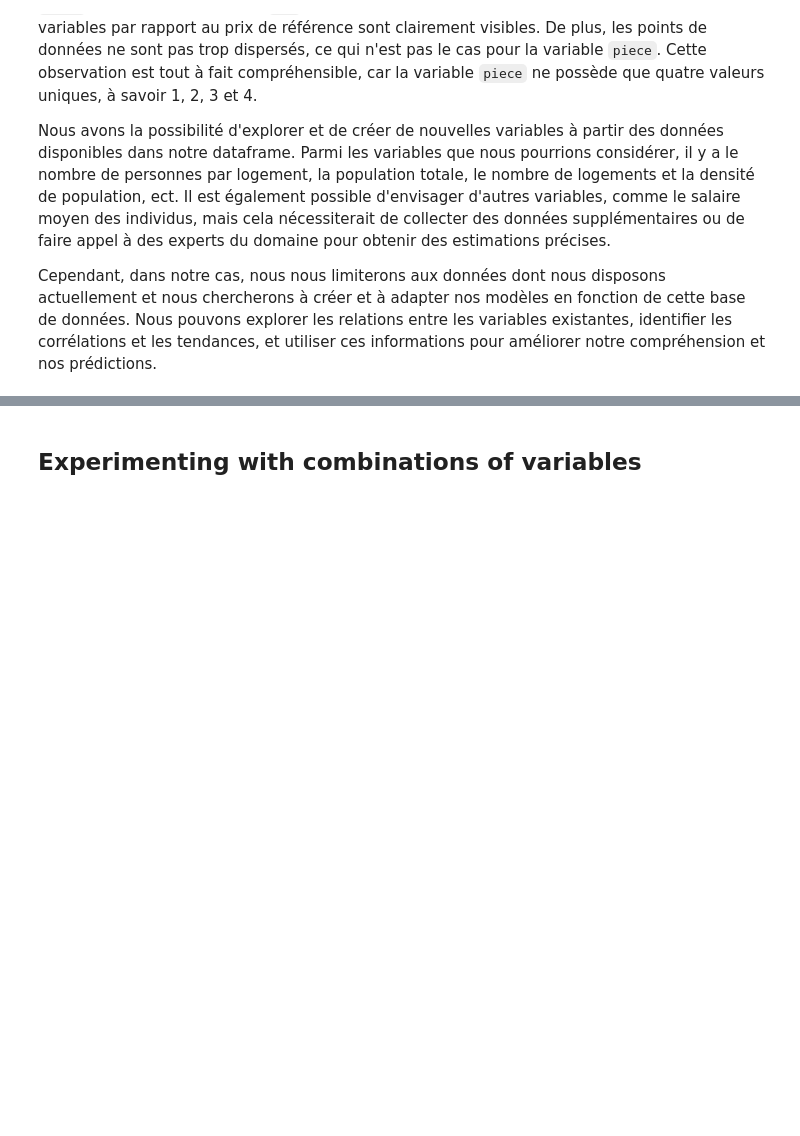
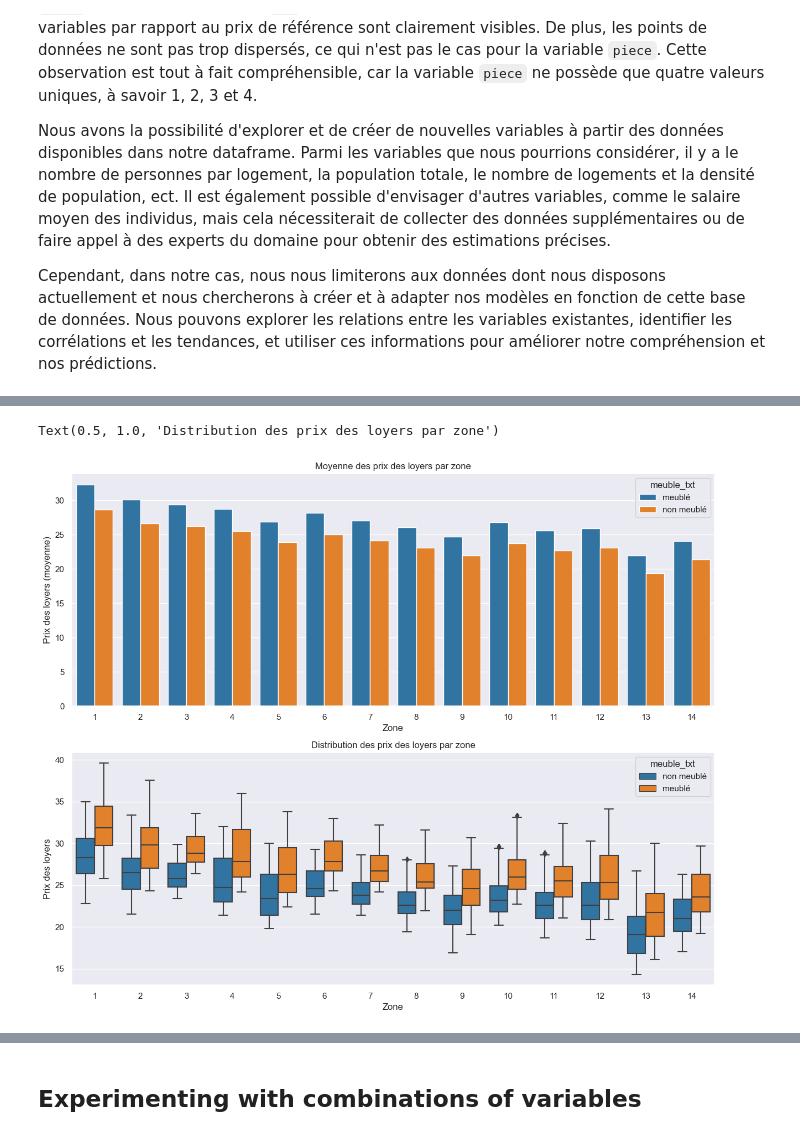
Before and after one commit to BranisGh/Data-Science-Projects, a Jupyter notebook: paris_housing.ipynb, the cells around one changed output, grey strips where cells are left out. Saved outputs shown, nothing was run; the diff lists cells and outputs as text; code cells hidden in the pictures; blank space fills up the shorter version.

```diff
--- a/paris_housing.ipynb
+++ b/paris_housing.ipynb
@@ -492,0 +497,21 @@ Cependant, dans notre cas, nous nous limiterons aux données dont nous disposons
+# %%
+gdf['meuble_bool'] = gdf.meuble_txt.map({'non meublé': 0, 'meublé': 1})
+# %%
+fig, axes = plt.subplots(2, 1, figsize=(15, 12))
+ax1, ax2 = axes.flatten()
+
+# barplot
+mean_prices = gdf.groupby(['id_zone', 'meuble_txt'])['ref'].mean().reset_index()
+sns.barplot(data=mean_prices, x='id_zone', y='ref', hue="meuble_txt", ax=ax1)
+ax1.set_xlabel('Zone')
+ax1.set_ylabel('Prix des loyers (moyenne)')
+ax1.set_title('Moyenne des prix des loyers par zone')
+
+# boxplot
+sns.boxplot(data=gdf, x="id_zone", y="ref", hue="meuble_txt", ax=ax2)
+ax2.set_xlabel('Zone')
+ax2.set_ylabel('Prix des loyers')
+ax2.set_title('Distribution des prix des loyers par zone')
+# %% [output]
+Text(0.5, 1.0, 'Distribution des prix des loyers par zone')
+[figure, added]
```
Also changed, not shown: parts of 7 cells of this notebook.
